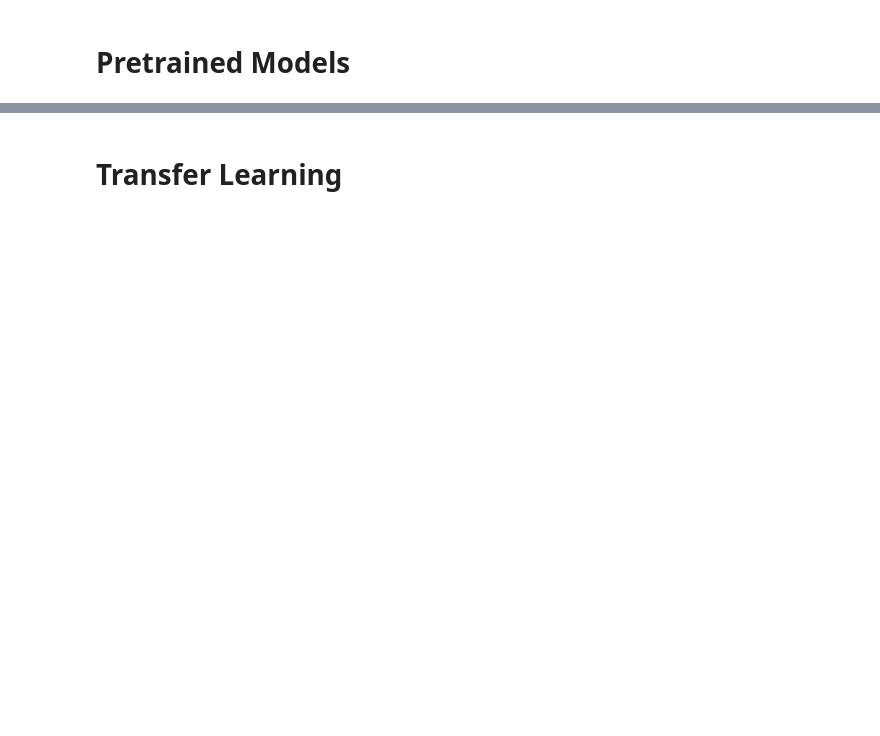
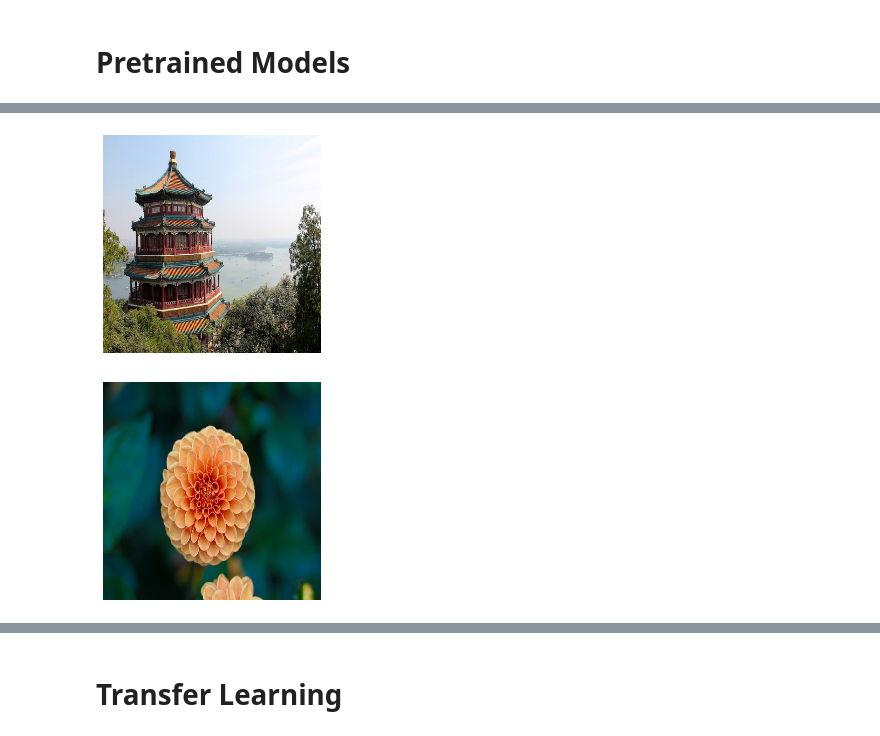
Before and after one commit to federicochiarello/Hands-On-ML-Notebooks, a Jupyter notebook: 14_Deep_Computer_Vision_with_CNNs.ipynb, the cells around one changed output, grey strips where cells are left out. Saved outputs shown, nothing was run; the diff lists cells and outputs as text; code cells hidden in the pictures; blank space fills up the shorter version.

```diff
--- a/14_Deep_Computer_Vision_with_CNNs.ipynb
+++ b/14_Deep_Computer_Vision_with_CNNs.ipynb
@@ -331,0 +464,9 @@ GoogLeNet
+# %%
+images_resized = tf.image.resize(images, [224, 224])
+plot_color_image(images_resized[0])
+plt.show()
+plot_color_image(images_resized[1])
+plt.show()
+# %% [output]
+[figure, added]
+[figure, added]
```
Also changed, not shown: parts of 47 cells of this notebook.
